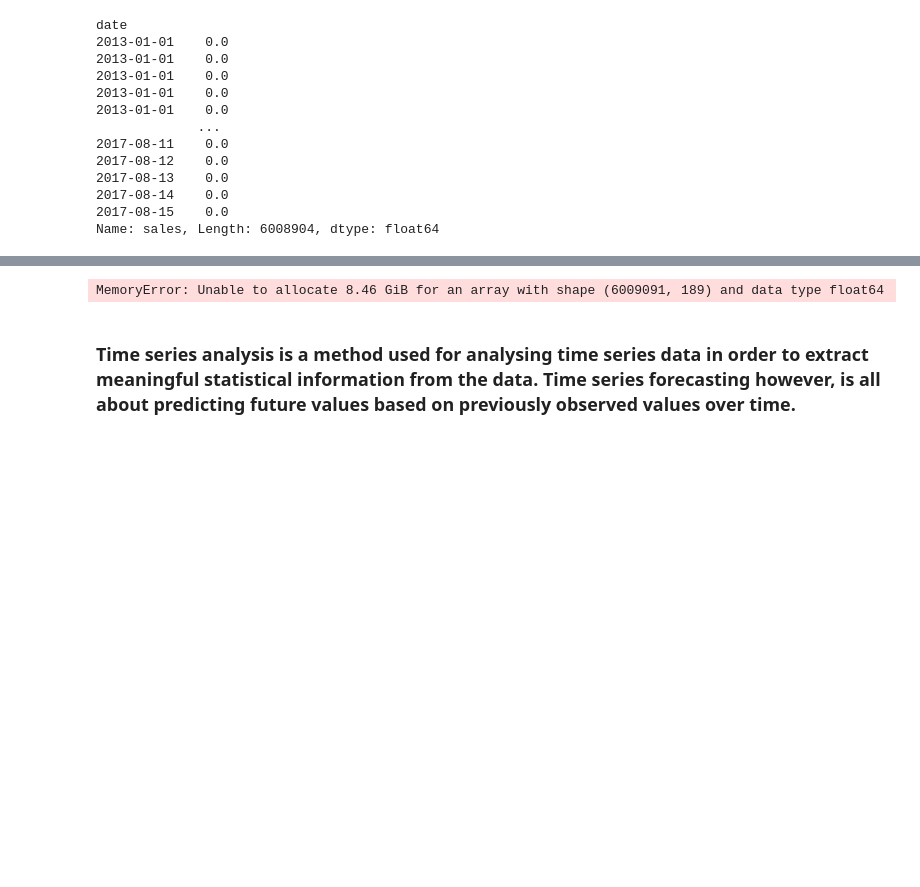
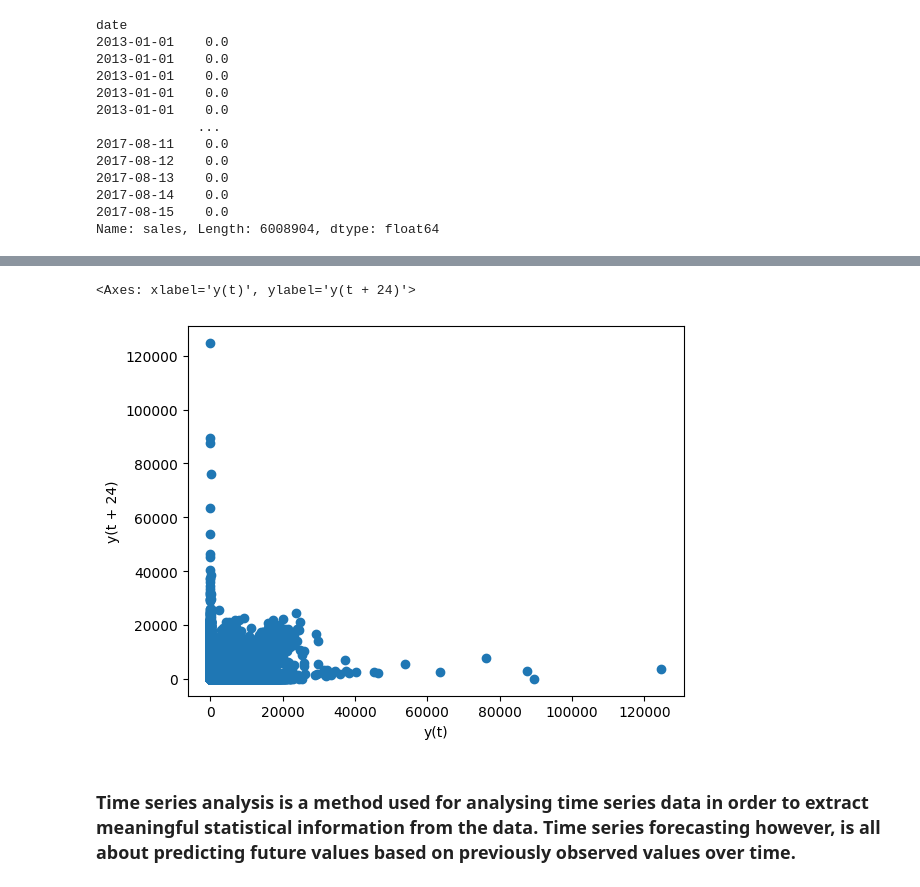
Before and after one commit to kwasichrappah/Time_series_analysis, a Jupyter notebook: sales_forecast.ipynb, the cells around one changed output, grey strips where cells are left out. Drawn from its saved outputs; the diff is of its cells as text; code cells hidden in the pictures; blank space fills up the shorter version.

```diff
--- a/sales_forecast.ipynb
+++ b/sales_forecast.ipynb
@@ -801,0 +719,6 @@ Name: sales, Length: 6008904, dtype: float64
+# %%
+### Autocorelation
+pd.plotting.lag_plot(train_copy.sales,lag=24)
+# %% [output]
+<Axes: xlabel='y(t)', ylabel='y(t + 24)'>
+[figure, added]
@@ -802,19 +743,21 @@ Name: sales, Length: 6008904, dtype: float64
 # %%
 ### Test for stationarity using AD Fuller Test
 
-from statsmodels.tsa.stattools import adfuller
+# from statsmodels.tsa.stattools import adfuller
 
 
-# extracting only the passengers count using values function
-\
+# # extracting only the passengers count using values function
+# ts = train_copy.sales.astype(np.uint8,errors='ignore')
 
-# ADF Test
-result = adfuller(train_copy.sales)
-print(f'ADF Statistic: {result[0]}')
-print(f'n_lags: {result[1]}')
-print(f'p-value: {result[1]}')
-for key, value in result[4].items():
-    print('Critial Values:')
-    print(f'   {key}, {value}')
+# # ADF Test
+# result = adfuller(ts)
+# print(f'ADF Statistic: {result[0]}')
+# print(f'n_lags: {result[1]}')
+# print(f'p-value: {result[1]}')
+# for key, value in result[4].items():
+#     print('Critial Values:')
+#     print(f'   {key}, {value}')
+# if result[1] < 0.05:
+#     print('The Series possess a unit root and therefore is not Stationary')
+# else:
+#     print('The Series is stationary')
-# %% [output]
-MemoryError: Unable to allocate 8.46 GiB for an array with shape (6009091, 189) and data type float64
```
Also changed, not shown: parts of 39 cells of this notebook.
